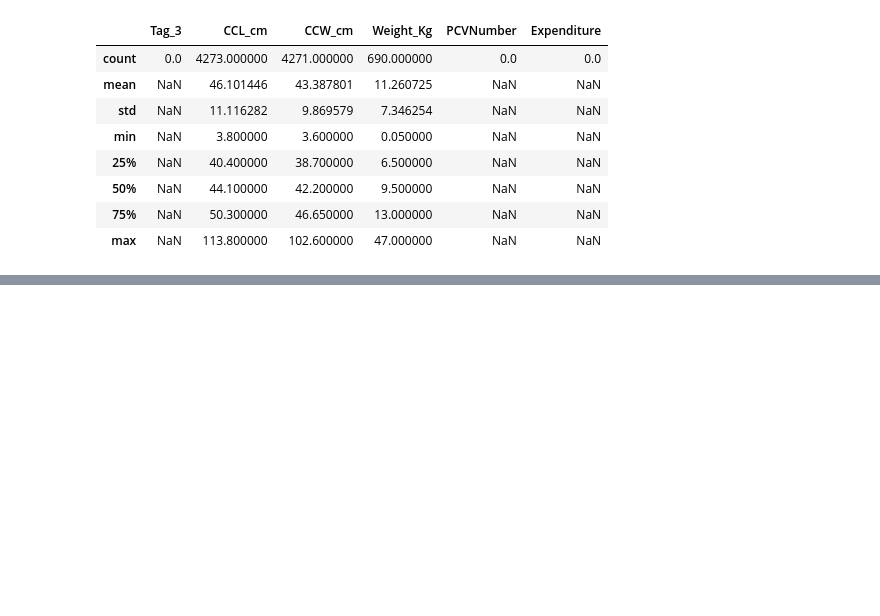
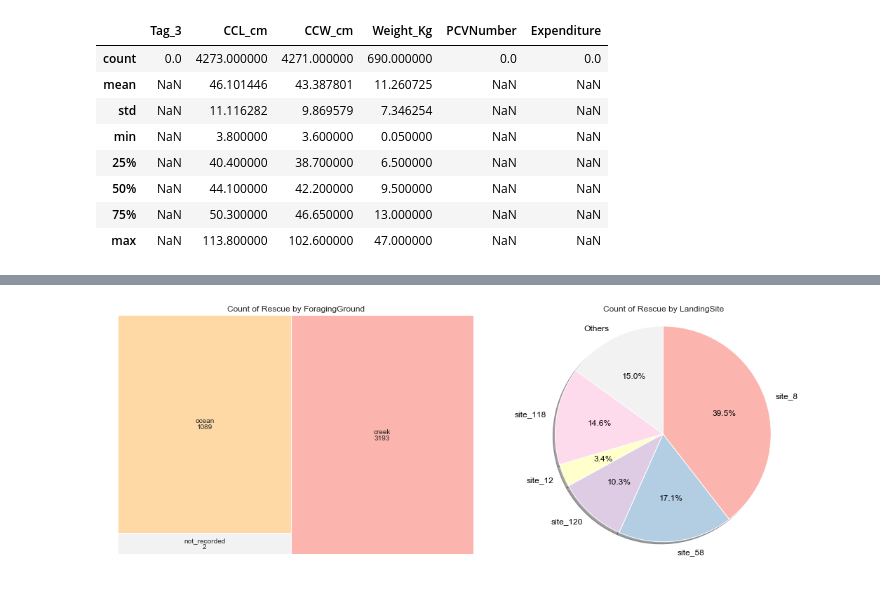
Before and after one commit to nyawanga/sea_turtles_rescue, a Jupyter notebook: Sea Turtle Rescue.ipynb, the cells around one changed output, grey strips where cells are left out. Drawn from its saved outputs; the diff is of its cells as text; code cells hidden in the pictures; blank space fills up the shorter version.

```diff
--- a/Sea Turtle Rescue.ipynb
+++ b/Sea Turtle Rescue.ipynb
@@ -230,0 +199,32 @@ plt.show()
+# %%
+plt.figure(figsize = (15, 6))
+
+#FIRST PLOT BY FORAGINGROUND
+plt.subplot(1, 2, 1)
+foraging_ground = clean['ForagingGround'].value_counts().sort_values()
+values = [np.log(i) for i in foraging_ground.values] #foraging_ground.values.tolist()
+labels = foraging_ground.index.tolist()
+
+cmap = plt.get_cmap("Pastel1_r")
+c = [cmap(i) for i in np.linspace(0, 1, len(values))]
+ax = squarify.plot(sizes = values, label= labels, color = c, value = foraging_ground.values, alpha=1)
+
+ax.set_xticklabels(labels =labels, rotation = 45)
+ax.set_title("Count of Rescue by ForagingGround")
+plt.axis("off")
+
+#SECOND PLOT BY LANDINGSITE
+plt.subplot(1, 2, 2)
+landing_site = limit_percentile(clean, group_col='LandingSite', alpha=0.85)
+
+cmap = plt.get_cmap('Pastel1_r')
+colors = [cmap(i) for i in np.linspace(0, 1, len(landing_site.index))]
+plt.pie(landing_site.values, labels = landing_site.index, colors = colors,
+        shadow= True, autopct= "%1.1f%%", startangle= 90, textprops= {'color': 'black', 'fontsize': 12})
+plt.axis('equal')
+plt.title("Count of Rescue by LandingSite")
+
+plt.tight_layout()
+plt.show()
+# %% [output]
+[figure, added]
```
Also changed, not shown: parts of 16 cells of this notebook.
